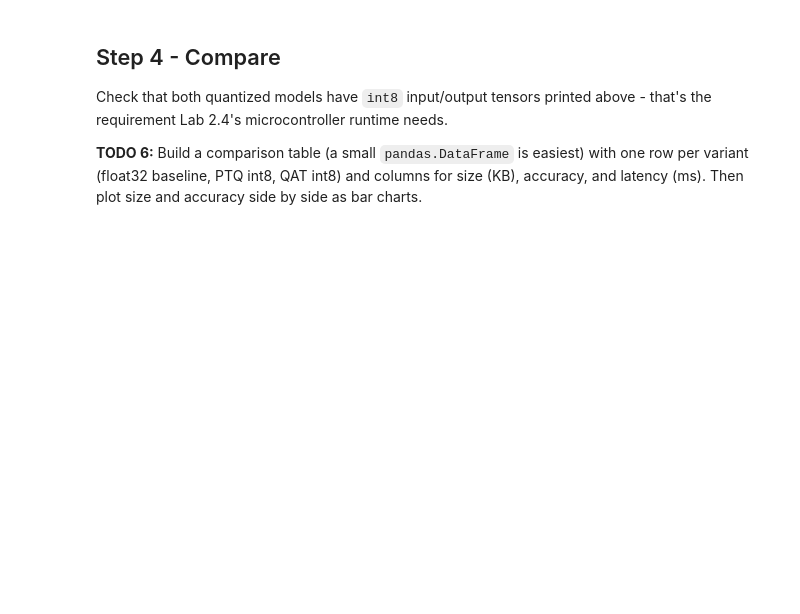
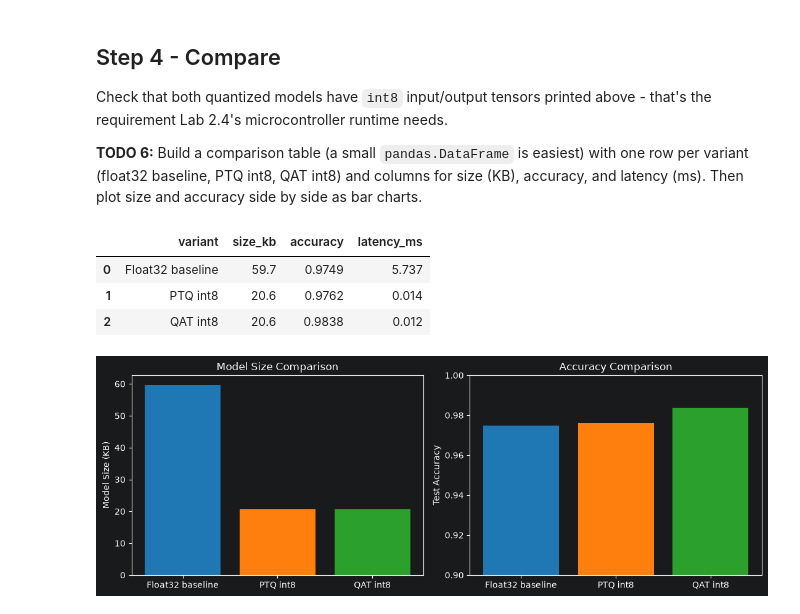
Before and after one commit to lukackamartin/ias0360-lab-excercises-2026, a Jupyter notebook: lab_2_3/lcd/quantization.ipynb, the cells around one changed output. Cells and saved outputs as stored; diff of their text form; code cells hidden in the pictures; blank space fills up the shorter version.

Commit message:
feat(labs): complete solutions for Lab 2.1, Lab 2.2, and Lab 2.3 with full INT8 quantization

```diff
--- a/lab_2_3/lcd/quantization.ipynb
+++ b/lab_2_3/lcd/quantization.ipynb
@@ -177,7 +277,29 @@ using `litert_torch.convert()` and `ai_edge_quantizer`, and evaluate it with you
 `evaluate_tflite()` from Step 2.
 # %%
 # TODO 5: convert qat_model with litert_torch, quantize to full int8 with ai_edge_quantizer, export to "qat_model.tflite", and load bytes
-tflite_qat = None
+qat_model.eval()
+sample_inputs = (torch.randn(1, 1, 28, 28),)
+edge_qat = litert_torch.convert(qat_model, sample_inputs)
+edge_qat.export("qat_model_float.tflite")
+
+# Apply full-integer INT8 quantization using ai_edge_quantizer:
+with open("qat_model_float.tflite", "rb") as f:
+    float_buf_qat = bytearray(f.read())
+
+quantizer_qat = aeq.Quantizer(float_buf_qat)
+quantizer_qat.load_quantization_recipe(aeq.recipe.static_wi8_ai8())
+
+calib_dataset_qat = {
+    "serving_default": [{"args_0": x_train_n[i:i+1]} for i in range(100)]
+}
+calib_result_qat = quantizer_qat.calibrate(calib_dataset_qat)
+res_qat = quantizer_qat.quantize(calib_result_qat)
+
+with open("qat_model.tflite", "wb") as f:
+    f.write(res_qat.quantized_model)
+
+if os.path.exists("qat_model_float.tflite"):
+    os.remove("qat_model_float.tflite")
 
 with open("qat_model.tflite", "rb") as f:
     tflite_qat = f.read()
@@ -199,15 +335,35 @@ for size (KB), accuracy, and latency (ms). Then plot size and accuracy side
 by side as bar charts.
 # %%
 # TODO 6: build the comparison DataFrame
-comparison = None
+comparison = pd.DataFrame([
+    {"variant": "Float32 baseline", "size_kb": round(baseline_size_kb, 1), "accuracy": round(baseline_acc, 4), "latency_ms": round(baseline_latency_ms, 3)},
+    {"variant": "PTQ int8", "size_kb": round(ptq_size_kb, 1), "accuracy": round(ptq_acc, 4), "latency_ms": round(ptq_latency_ms, 3)},
+    {"variant": "QAT int8", "size_kb": round(qat_size_kb, 1), "accuracy": round(qat_acc, 4), "latency_ms": round(qat_latency_ms, 3)},
+])
 comparison
+# %% [output]
+|  | variant | size_kb | accuracy | latency_ms |
+| 0 | Float32 baseline | 59.7 | 0.9749 | 5.737 |
+| 1 | PTQ int8 | 20.6 | 0.9762 | 0.014 |
+| 2 | QAT int8 | 20.6 | 0.9838 | 0.012 |
 # %%
 # TODO 6 (continued): bar charts for size and accuracy, side by side
 fig, axes = plt.subplots(1, 2, figsize=(11, 4))
 
+axes[0].bar(comparison["variant"], comparison["size_kb"], color=["#1f77b4", "#ff7f0e", "#2ca02c"])
+axes[0].set_ylabel("Model Size (KB)")
+axes[0].set_title("Model Size Comparison")
+
+axes[1].bar(comparison["variant"], comparison["accuracy"], color=["#1f77b4", "#ff7f0e", "#2ca02c"])
+axes[1].set_ylabel("Test Accuracy")
+axes[1].set_title("Accuracy Comparison")
+axes[1].set_ylim(0.9, 1.0)
+
 plt.tight_layout()
 plt.savefig("quantization_comparison.png", dpi=110)
 plt.show()
+# %% [output]
+[figure, added]
 # %% [markdown]
 ## Discussion
 
```
Also changed, not shown: parts of 8 cells of this notebook, 24 other files.
